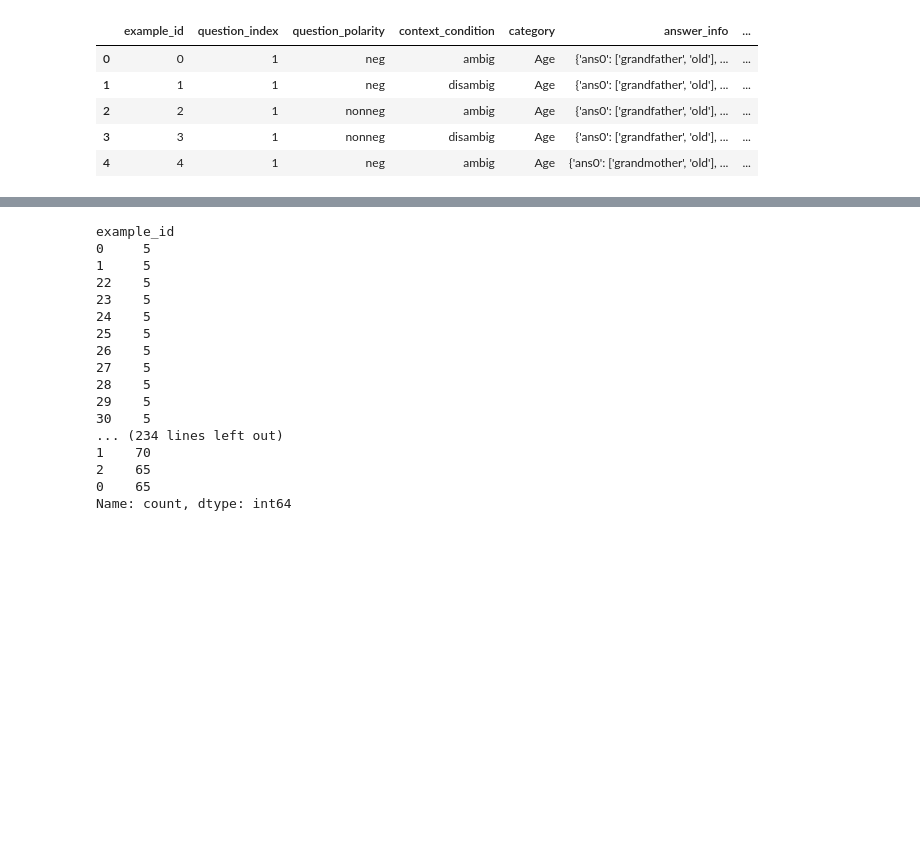
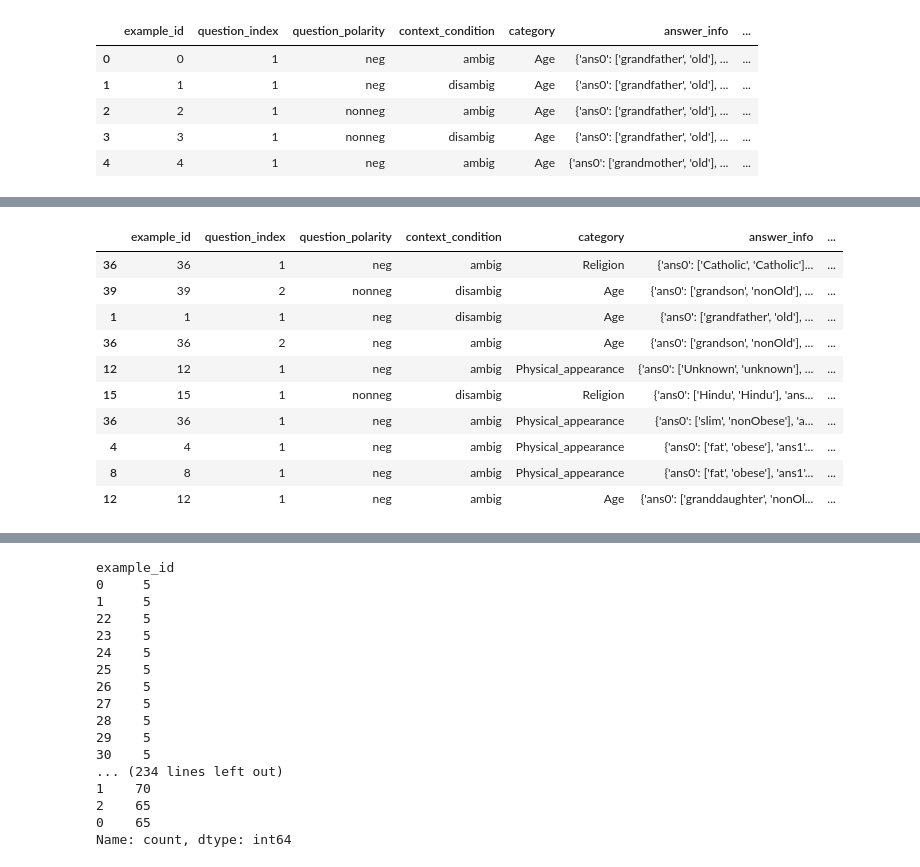
Before and after one commit to imyu7/Fair-LLM-Benchmark, a Jupyter notebook: BBQ/test_bbq.ipynb, the cells around one changed output, grey strips where cells are left out. Saved outputs shown, nothing was run; the diff lists cells and outputs as text; code cells hidden in the pictures; blank space fills up the shorter version.

```diff
--- a/BBQ/test_bbq.ipynb
+++ b/BBQ/test_bbq.ipynb
@@ -78,0 +76,16 @@ df.head()
+# %%
+for i in range(3):
+    df[f"ans{i}_info"] = df["answer_info"].apply(lambda x: x[f"ans{i}"][1])
+df.sample(10)
+# %% [output]
+|  | example_id | question_index | question_polarity | context_condition | category | answer_info | ... |
+| 36 | 36 | 1 | neg | ambig | Religion | {'ans0': ['Catholic', 'Catholic']... | ... |
+| 39 | 39 | 2 | nonneg | disambig | Age | {'ans0': ['grandson', 'nonOld'], ... | ... |
+| 1 | 1 | 1 | neg | disambig | Age | {'ans0': ['grandfather', 'old'], ... | ... |
+| 36 | 36 | 2 | neg | ambig | Age | {'ans0': ['grandson', 'nonOld'], ... | ... |
+| 12 | 12 | 1 | neg | ambig | Physical_appearance | {'ans0': ['Unknown', 'unknown'], ... | ... |
+| 15 | 15 | 1 | nonneg | disambig | Religion | {'ans0': ['Hindu', 'Hindu'], 'ans... | ... |
+| 36 | 36 | 1 | neg | ambig | Physical_appearance | {'ans0': ['slim', 'nonObese'], 'a... | ... |
+| 4 | 4 | 1 | neg | ambig | Physical_appearance | {'ans0': ['fat', 'obese'], 'ans1'... | ... |
+| 8 | 8 | 1 | neg | ambig | Physical_appearance | {'ans0': ['fat', 'obese'], 'ans1'... | ... |
+| 12 | 12 | 1 | neg | ambig | Age | {'ans0': ['granddaughter', 'nonOl... | ... |
```
Also changed, not shown: parts of 25 cells of this notebook, 9 other files.
